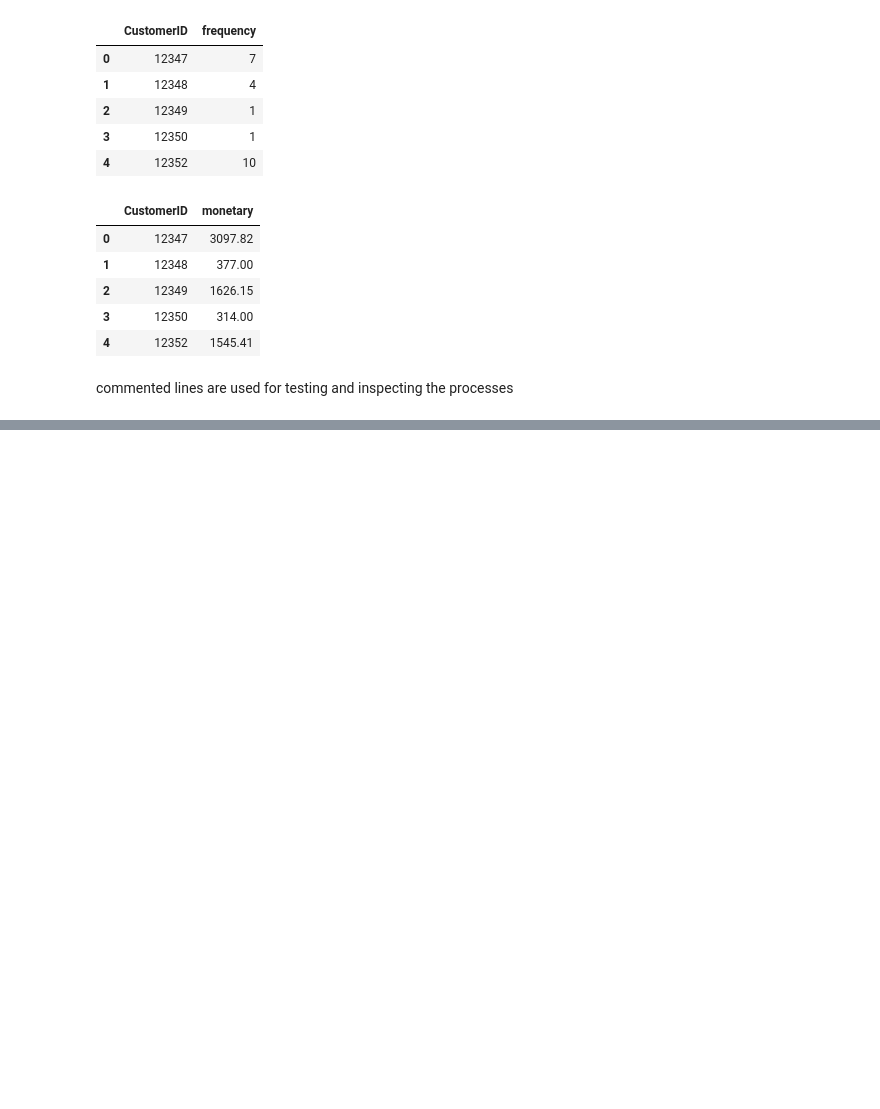
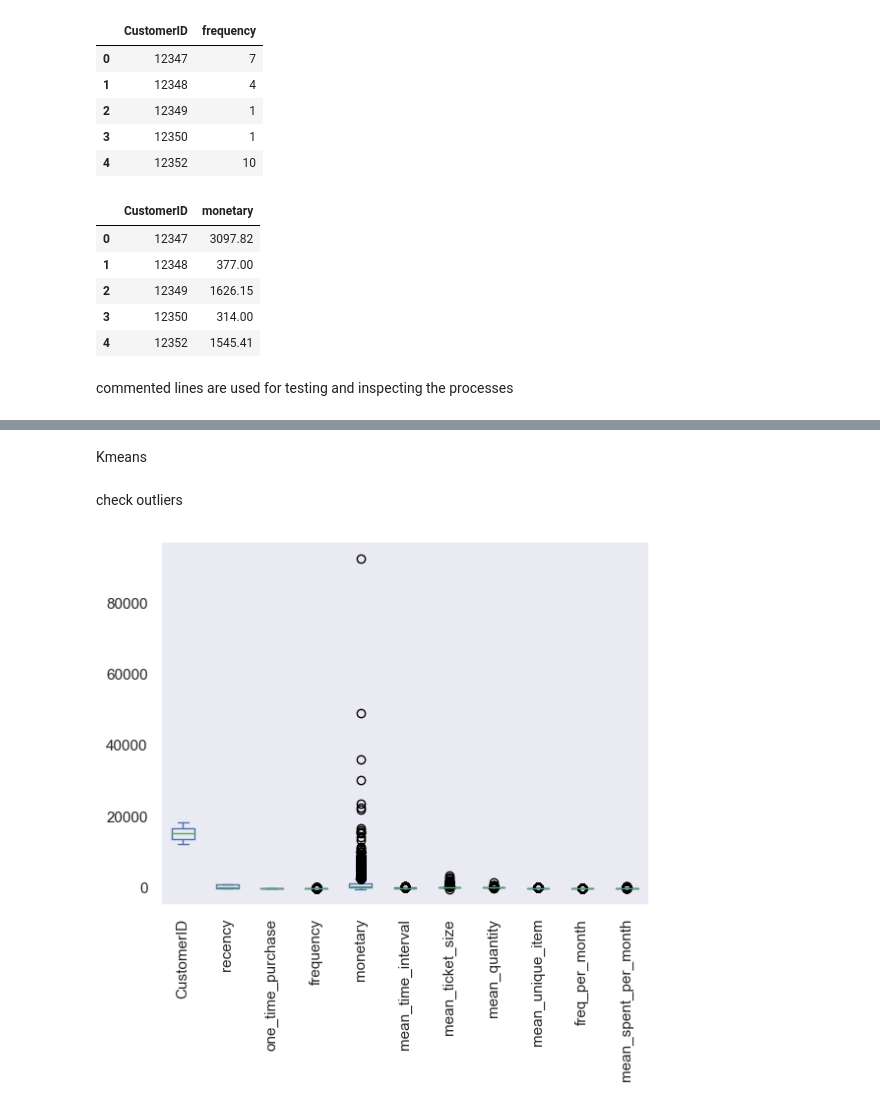
Before and after one commit to patcha-ranat/Ecommerce-Invoice-End-to-end, a Jupyter notebook: model_dev.ipynb, the cells around one changed output, grey strips where cells are left out. Saved outputs shown, nothing was run; the diff lists cells and outputs as text; code cells hidden in the pictures; blank space fills up the shorter version.

```diff
--- a/model_dev.ipynb
+++ b/model_dev.ipynb
@@ -261,0 +328,7 @@ customer_profile.head()
+# %%
+# mean time interval
+mean_time_interval = unique_invoice.groupby('CustomerID').agg({"recency": lambda x: x.diff().abs().mean()}).reset_index()
+mean_time_interval = mean_time_interval.rename(columns={'recency': 'mean_time_interval'})
+mean_time_interval['mean_time_interval'] = mean_time_interval['mean_time_interval'].apply(lambda x: round(x, 2))
+mean_time_interval['mean_time_interval'] = mean_time_interval['mean_time_interval'].fillna(-1)
+mean_time_interval.head()
@@ -261,0 +342,15 @@ customer_profile.head()
+# %%
+mean_per_purchase = sample.groupby(['CustomerID', 'InvoiceNo'])\
+                              .agg({"total_spend": "sum",
+                                  "Quantity": "sum",
+                                  "StockCode": "nunique"})\
+                              .groupby('CustomerID')\
+                              .agg({"total_spend": "mean",
+                                  "Quantity": "mean",
+                                  "StockCode": "mean"})\
+                              .reset_index()\
+                              .rename(columns={'total_spend': 'mean_ticket_size',
+                                             "Quantity": "mean_quantity",
+                                             "StockCode": "mean_unique_item"})\
+                              .round(2)
+mean_per_purchase.head()
@@ -261,0 +364,14 @@ customer_profile.head()
+# %%
+per_period = sample[['CustomerID', 'InvoiceNo', 'StockCode', 'InvoiceDate', 'total_spend']]
+per_period['month'] = per_period['InvoiceDate'].dt.month
+per_period['week'] = per_period['InvoiceDate'].dt.isocalendar().week
+
+per_month = per_period.groupby(['CustomerID', 'month'])\
+                        .agg({"InvoiceNo": "nunique", "total_spend": "mean"})\
+                        .groupby(['CustomerID'])\
+                        .agg({"InvoiceNo": "mean", "total_spend": "mean"})\
+                        .round(2)\
+                        .reset_index()\
+                        .rename(columns={'InvoiceNo': 'freq_per_month', 'total_spend': 'mean_spent_per_month'})
+
+per_month.head()
@@ -261,0 +387,5 @@ customer_profile.head()
+# %%
+rfm = customer_profile.merge(mean_time_interval, on='CustomerID')\
+                        .merge(mean_per_purchase, on='CustomerID')\
+                        .merge(per_month, on='CustomerID')
+rfm.head()
@@ -261,0 +399,10 @@ customer_profile.head()
+# %% [markdown]
+Kmeans
+# %% [markdown]
+check outliers
+# %%
+rfm.plot(kind='box')
+plt.xticks(rotation=90)
+plt.show()
+# %% [output]
+[figure, added]
```
Also changed, not shown: parts of 39 cells of this notebook.
